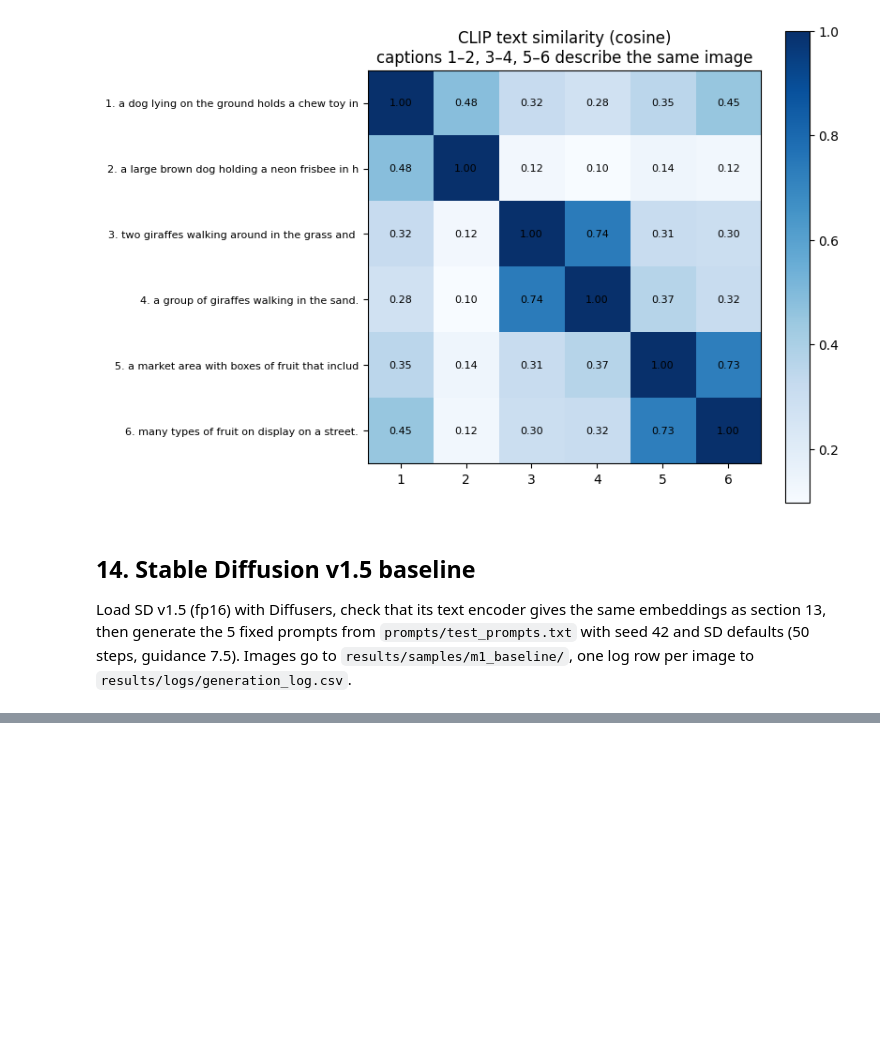
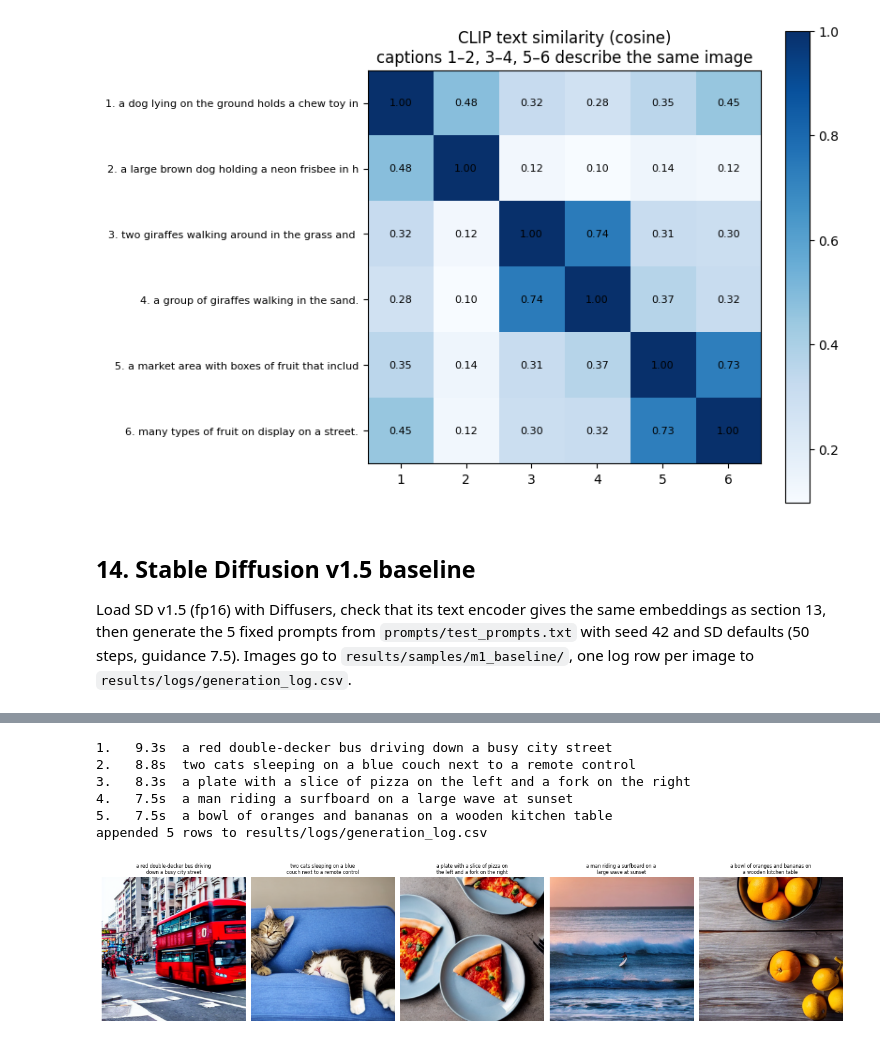
Before and after one commit to Aryan16d/IE7615-Generative-milestone, a Jupyter notebook: notebooks/milestone_1_setup_and_data.ipynb, the cells around one changed output, grey strips where cells are left out. Saved outputs shown, nothing was run; the diff lists cells and outputs as text; code cells hidden in the pictures; blank space fills up the shorter version.

```diff
--- a/notebooks/milestone_1_setup_and_data.ipynb
+++ b/notebooks/milestone_1_setup_and_data.ipynb
@@ -523,0 +543,50 @@ Load SD v1.5 (fp16) with Diffusers, check that its text encoder gives the same e
+# %%
+import time
+from datetime import datetime
+
+GUIDANCE, STEPS, H, W = 7.5, 50, 512, 512          # SD v1.5 defaults
+OUT_DIR = RESULTS_DIR / "samples" / "m1_baseline"; OUT_DIR.mkdir(parents=True, exist_ok=True)
+LOG_CSV = RESULTS_DIR / "logs" / "generation_log.csv"; LOG_CSV.parent.mkdir(parents=True, exist_ok=True)
+
+stamp = datetime.now().strftime("%Y%m%d-%H%M%S")
+rows, images = [], []
+for i, prompt in enumerate(prompts, 1):
+    g = torch.Generator(DEVICE).manual_seed(SEED)  # fresh generator per image -> reproducible
+    t0 = time.time()
+    out = pipe(prompt, num_inference_steps=STEPS, guidance_scale=GUIDANCE,
+               height=H, width=W, generator=g)
+    dt = time.time() - t0
+    img = out.images[0]
+    flagged = bool(out.nsfw_content_detected and out.nsfw_content_detected[0])
+    path = OUT_DIR / f"prompt_{i:02d}.png"
+    img.save(path); images.append(img)
+    rows.append(dict(run_id=f"m1-{stamp}-{i:02d}", timestamp=datetime.now().isoformat(timespec="seconds"),
+                     milestone="M1", prompt=prompt, seed=SEED, model_id=SD_ID,
+                     scheduler=type(pipe.scheduler).__name__, num_steps=STEPS, guidance_scale=GUIDANCE,
+                     height=H, width=W, output_path=str(path.relative_to(REPO_DIR)),
+                     runtime_s=round(dt, 2), notes="safety checker flagged (black image)" if flagged else ""))
+    print(f"{i}. {dt:5.1f}s  {prompt}" + ("  [FLAGGED]" if flagged else ""))
+
+no_header = not LOG_CSV.exists() or LOG_CSV.stat().st_size == 0
+pd.DataFrame(rows).to_csv(LOG_CSV, mode="a", index=False, header=no_header)
+print(f"appended {len(rows)} rows to {LOG_CSV.relative_to(REPO_DIR)}")
+# %% [output]
+1.   9.3s  a red double-decker bus driving down a busy city street
+2.   8.8s  two cats sleeping on a blue couch next to a remote control
+3.   8.3s  a plate with a slice of pizza on the left and a fork on the right
+4.   7.5s  a man riding a surfboard on a large wave at sunset
+5.   7.5s  a bowl of oranges and bananas on a wooden kitchen table
+appended 5 rows to results/logs/generation_log.csv
+# %%
+import textwrap
+from IPython.display import Image as IPImage
+
+fig, ax = plt.subplots(1, len(images), figsize=(4 * len(images), 4.8))
+for a, img, p in zip(ax, images, prompts):
+    a.imshow(img); a.axis("off"); a.set_title(textwrap.fill(p, 32), fontsize=9)
+plt.tight_layout()
+grid_path = OUT_DIR / "grid.png"
+plt.savefig(grid_path, dpi=60); plt.close()
+display(IPImage(filename=str(grid_path), width=1100))
+# %% [output]
+[figure, added]
```
Also changed, not shown: parts of 3 cells of this notebook.
